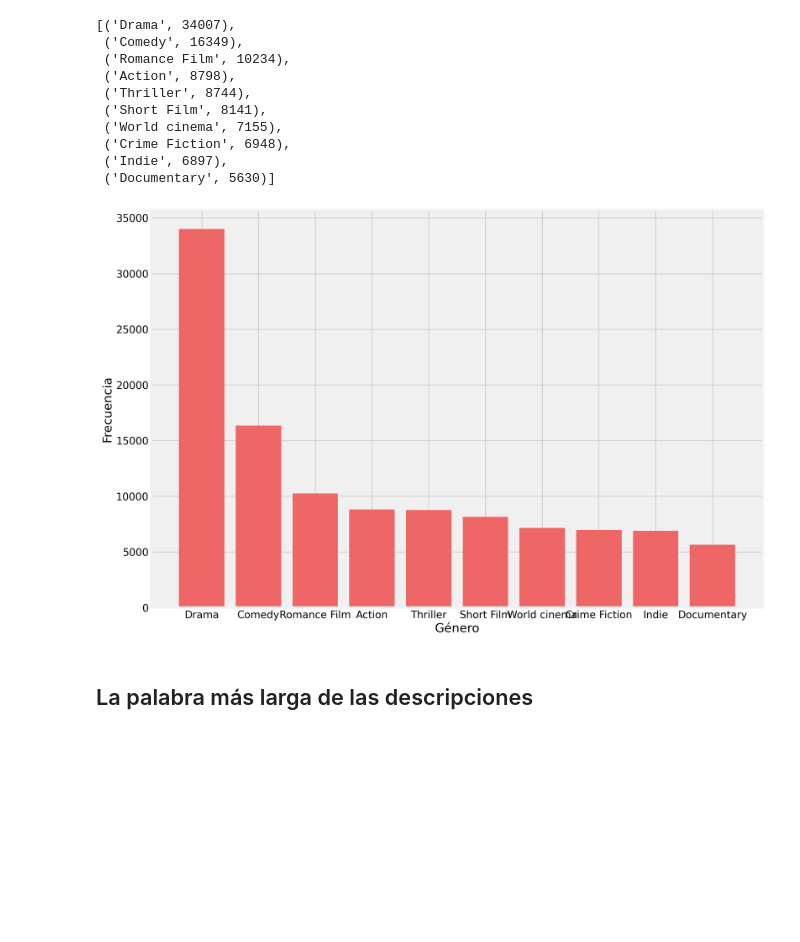
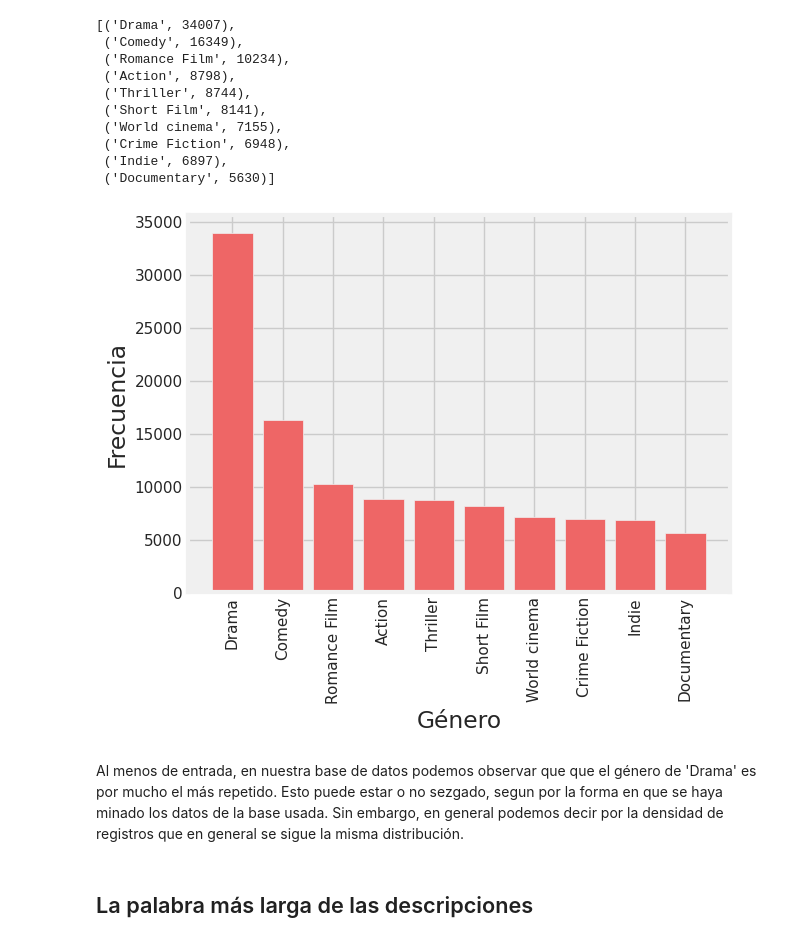
Before and after one commit to danielfrgs/2022_1-Datos-Masivos-I, a Jupyter notebook: Proyectos/P1/P1.ipynb, the cells around one changed output. Drawn from its saved outputs; the diff is of its cells as text; code cells hidden in the pictures; blank space fills up the shorter version.

```diff
--- a/Proyectos/P1/P1.ipynb
+++ b/Proyectos/P1/P1.ipynb
@@ -129,18 +126,20 @@ genere_count.take(10)
 # %%
 histograma = genere_count.take(10)#.collect()
 numeros = [ numero for (numero, _) in histograma ]
 frecuencias = [ frecuencia for (_, frecuencia) in histograma ]
 
-figure(figsize=(15, 10), dpi=200)
+figure(figsize=(7, 5), dpi=100)
 with plt.style.context('fivethirtyeight'):
     plt.bar(numeros, frecuencias, color='#EE6666')
 
 plt.xlabel('Género')
 plt.ylabel('Frecuencia')
+plt.xticks(rotation=90)
 plt.show()
-figsize =(10, 7)
 # %% [output]
-[figure, old version]
+[figure, new version]
+# %% [markdown]
+Al menos de entrada, en nuestra base de datos podemos observar que que el género de 'Drama' es por mucho el más repetido. Esto puede estar o no sezgado, segun por la forma en que se haya minado los datos de la base usada. Sin embargo, en general podemos decir por la densidad de registros que en general se sigue la misma distribución.
 # %% [markdown]
 ## La palabra más larga de las descripciones
 # %%
```
Also changed, not shown: parts of 39 cells of this notebook.
